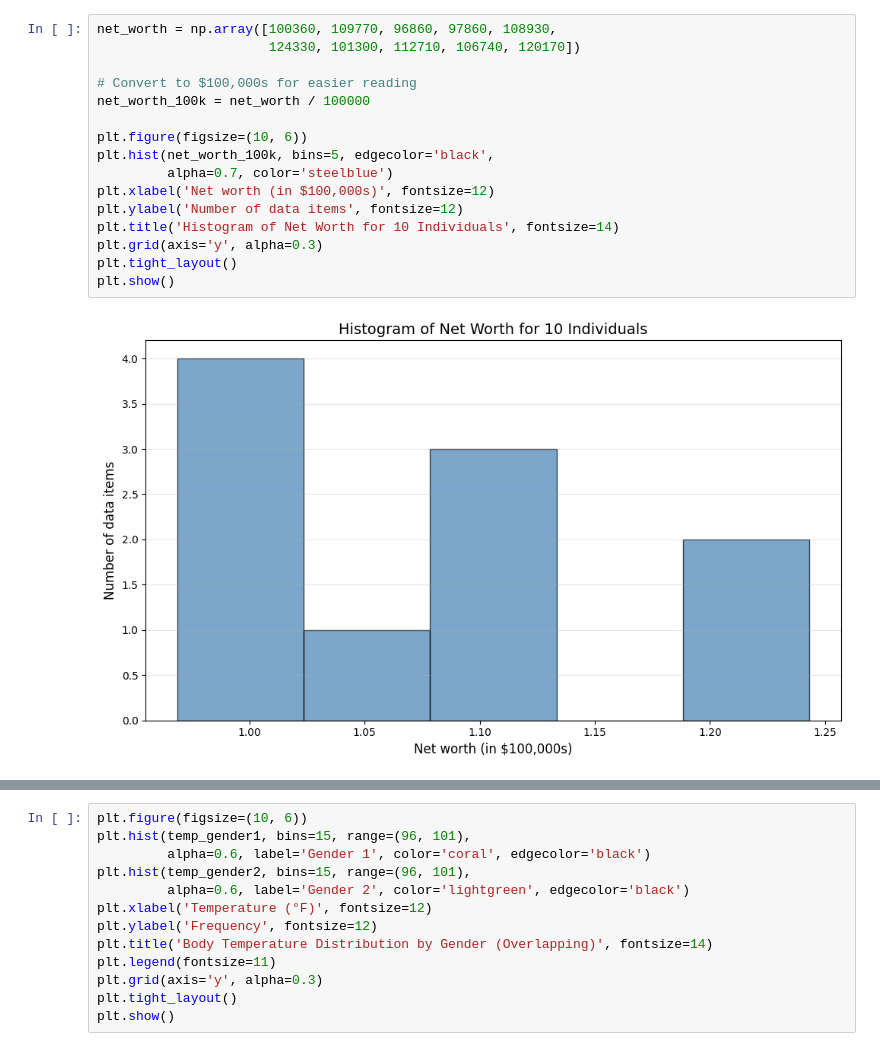
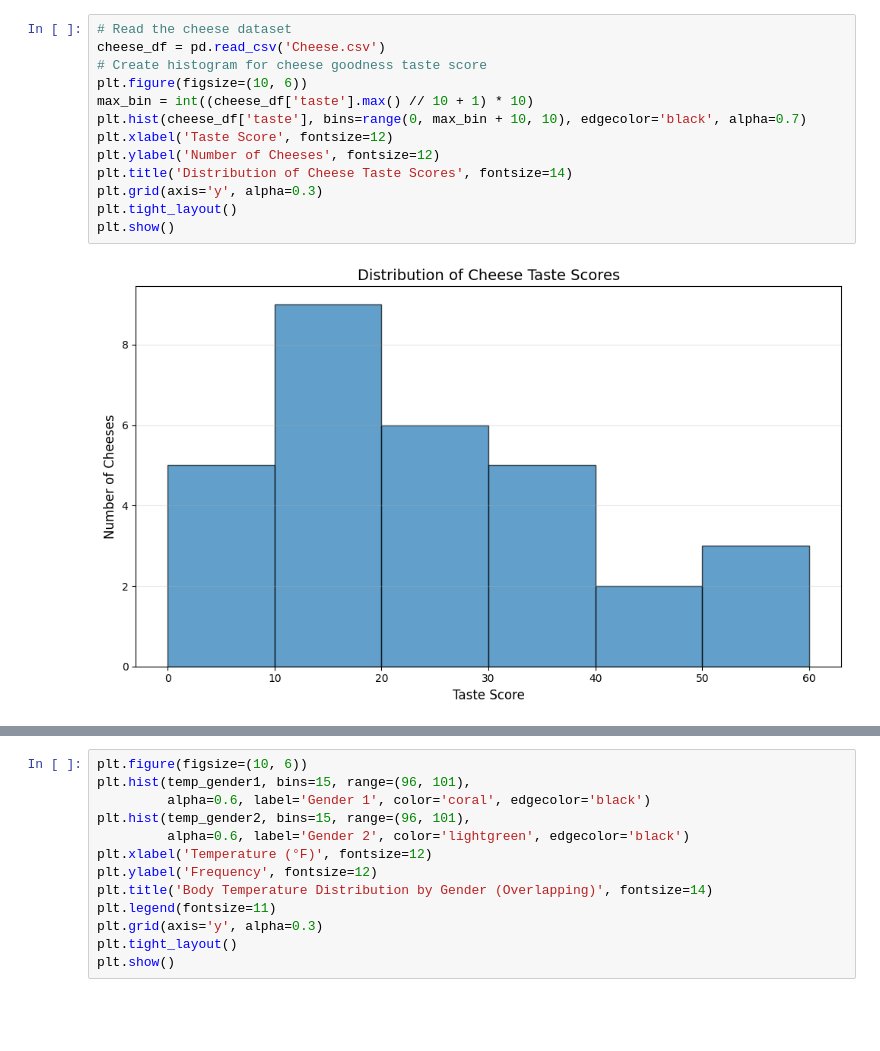
Before and after one commit to chebil/stat, a Jupyter notebook: part1/ch01_plotting.ipynb, the cells around one changed output, grey strips where cells are left out. Drawn from its saved outputs; the diff is of its cells as text; blank space fills up the shorter version.

```diff
--- a/part1/ch01_plotting.ipynb
+++ b/part1/ch01_plotting.ipynb
@@ -93,18 +130,15 @@ plt.show()
 # %%
-net_worth = np.array([100360, 109770, 96860, 97860, 108930,
-                      124330, 101300, 112710, 106740, 120170])
-
-# Convert to $100,000s for easier reading
-net_worth_100k = net_worth / 100000
-
+# Read the cheese dataset
+cheese_df = pd.read_csv('Cheese.csv')
+# Create histogram for cheese goodness taste score
 plt.figure(figsize=(10, 6))
-plt.hist(net_worth_100k, bins=5, edgecolor='black',
-         alpha=0.7, color='steelblue')
-plt.xlabel('Net worth (in $100,000s)', fontsize=12)
-plt.ylabel('Number of data items', fontsize=12)
-plt.title('Histogram of Net Worth for 10 Individuals', fontsize=14)
+max_bin = int((cheese_df['taste'].max() // 10 + 1) * 10)
+plt.hist(cheese_df['taste'], bins=range(0, max_bin + 10, 10), edgecolor='black', alpha=0.7)
+plt.xlabel('Taste Score', fontsize=12)
+plt.ylabel('Number of Cheeses', fontsize=12)
+plt.title('Distribution of Cheese Taste Scores', fontsize=14)
 plt.grid(axis='y', alpha=0.3)
 plt.tight_layout()
 plt.show()
 # %% [output]
-[figure, old version]
+[figure, new version]
```
Also changed, not shown: parts of 11 cells of this notebook, 2 other files.
